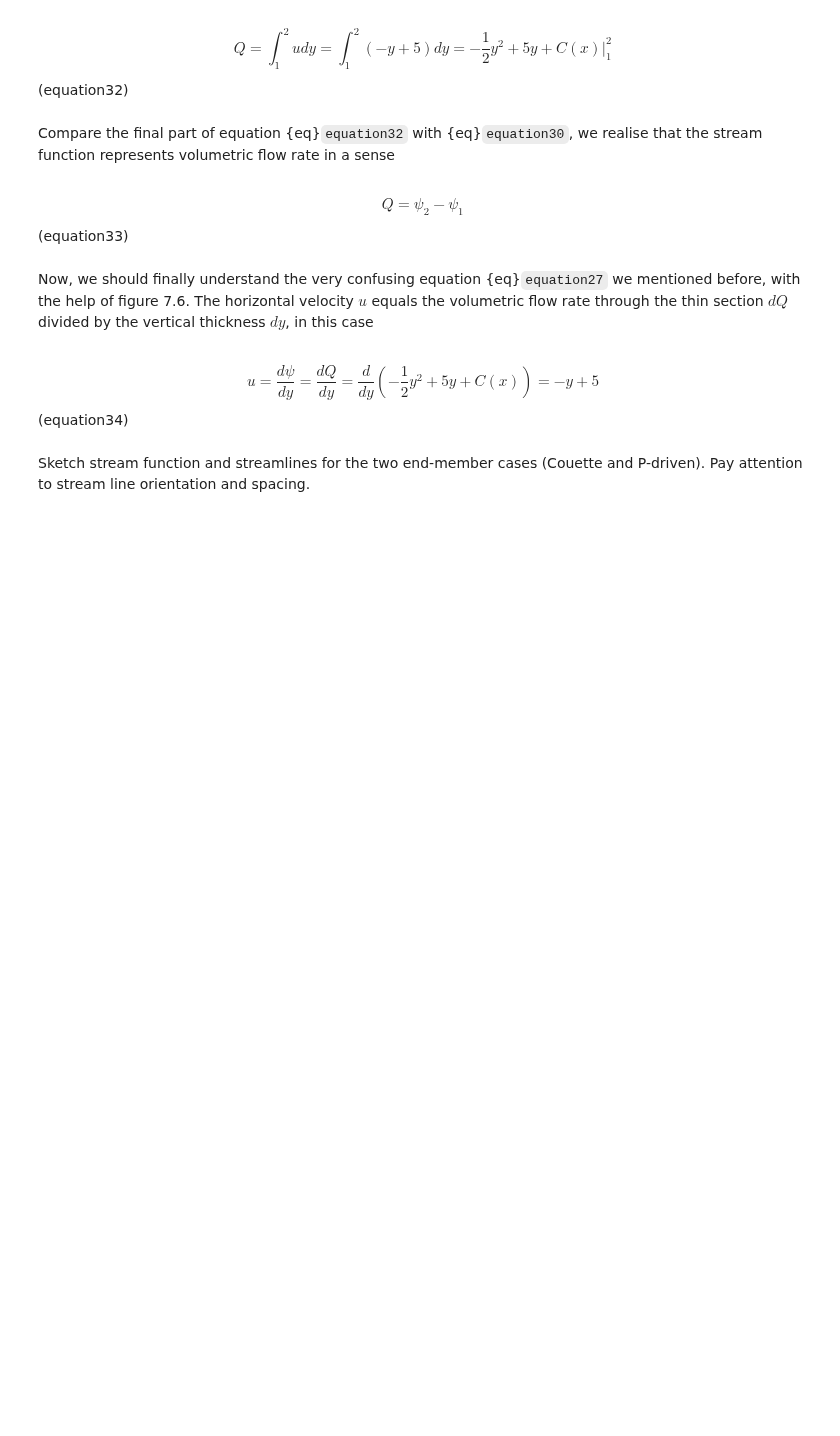
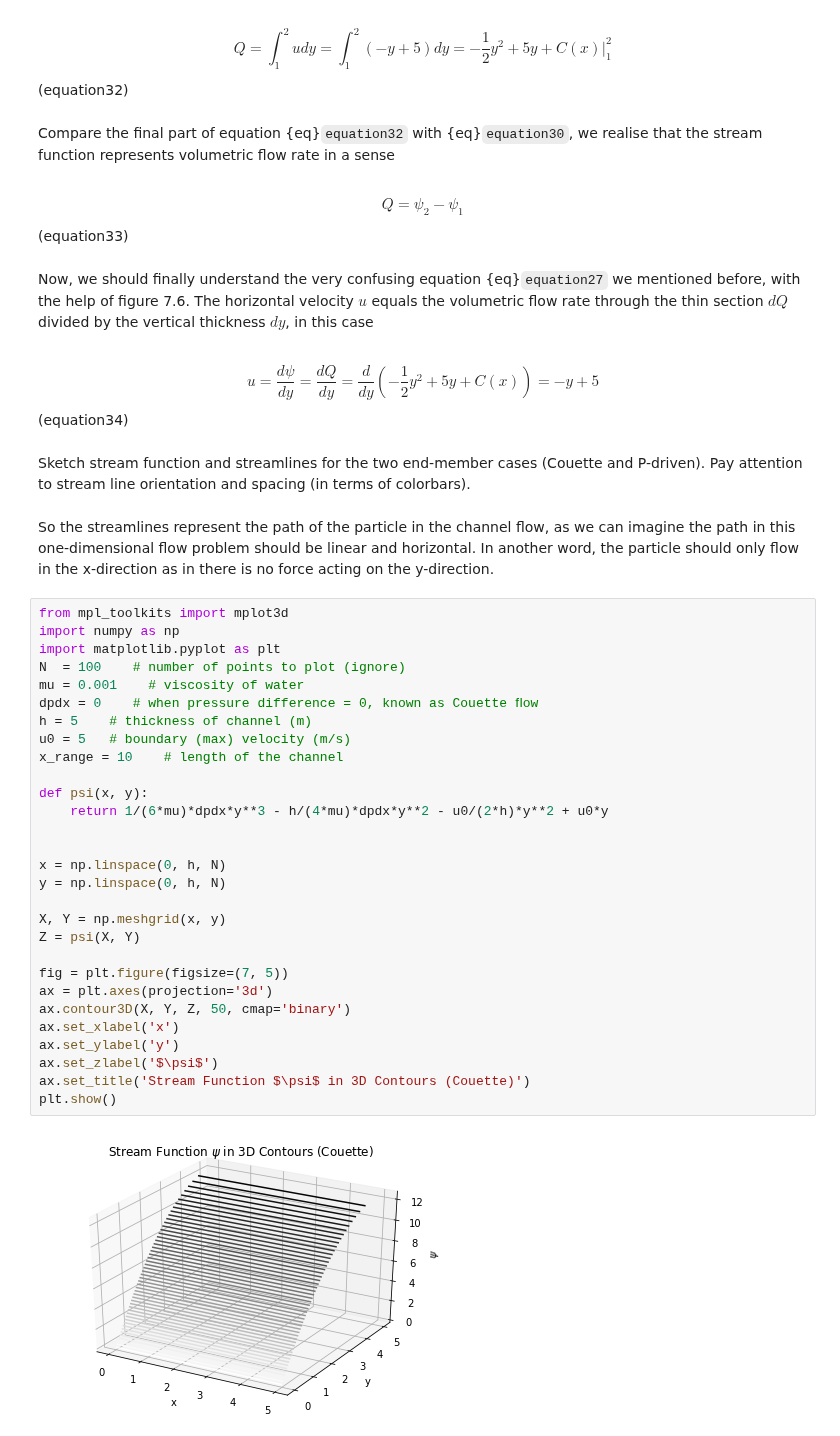
Before and after one commit to primer-computational-mathematics/book, a Jupyter notebook: _sources/d_geosciences/Fluid_Dynamics/Lecture6_Non_Linear_Viscosity_2D_Stokes.ipynb, the cells around one changed output. Cells and saved outputs as stored; diff of their text form; blank space fills up the shorter version.

```diff
--- a/_sources/d_geosciences/Fluid_Dynamics/Lecture6_Non_Linear_Viscosity_2D_Stokes.ipynb
+++ b/_sources/d_geosciences/Fluid_Dynamics/Lecture6_Non_Linear_Viscosity_2D_Stokes.ipynb
@@ -271,4 +271,37 @@ Now, we should finally understand the very confusing equation {eq}`equation27` w
 # %% [markdown]
 $$u=\frac{d\psi}{dy}=\frac{dQ}{dy} = \frac{d}{dy}(-\frac{1}{2}y^2+5y+C(x))= -y+5$$ (equation34)
 # %% [markdown]
-Sketch stream function and streamlines for the two end-member cases (Couette and P-driven). Pay attention to stream line orientation and spacing.
+Sketch stream function and streamlines for the two end-member cases (Couette and P-driven). Pay attention to stream line orientation and spacing (in terms of colorbars).
+# %% [markdown]
+So the streamlines represent the path of the particle in the channel flow, as we can imagine the path in this one-dimensional flow problem should be linear and horizontal. In another word, the particle should only flow in the x-direction as in there is no force acting on the y-direction.
+# %%
+from mpl_toolkits import mplot3d
+import numpy as np
+import matplotlib.pyplot as plt
+N  = 100    # number of points to plot (ignore)
+mu = 0.001    # viscosity of water
+dpdx = 0    # when pressure difference = 0, known as Couette ﬂow
+h = 5    # thickness of channel (m)
+u0 = 5   # boundary (max) velocity (m/s)
+x_range = 10    # length of the channel
+
+def psi(x, y):
+    return 1/(6*mu)*dpdx*y**3 - h/(4*mu)*dpdx*y**2 - u0/(2*h)*y**2 + u0*y
+
+
+x = np.linspace(0, h, N)
+y = np.linspace(0, h, N)
+
+X, Y = np.meshgrid(x, y)
+Z = psi(X, Y)
+
+fig = plt.figure(figsize=(7, 5))
+ax = plt.axes(projection='3d')
+ax.contour3D(X, Y, Z, 50, cmap='binary')
+ax.set_xlabel('x')
+ax.set_ylabel('y')
+ax.set_zlabel('$\psi$')
+ax.set_title('Stream Function $\psi$ in 3D Contours (Couette)')
+plt.show()
+# %% [output]
+[figure, added]
```
Also changed, not shown: parts of 3 cells of this notebook, 6 other files.
